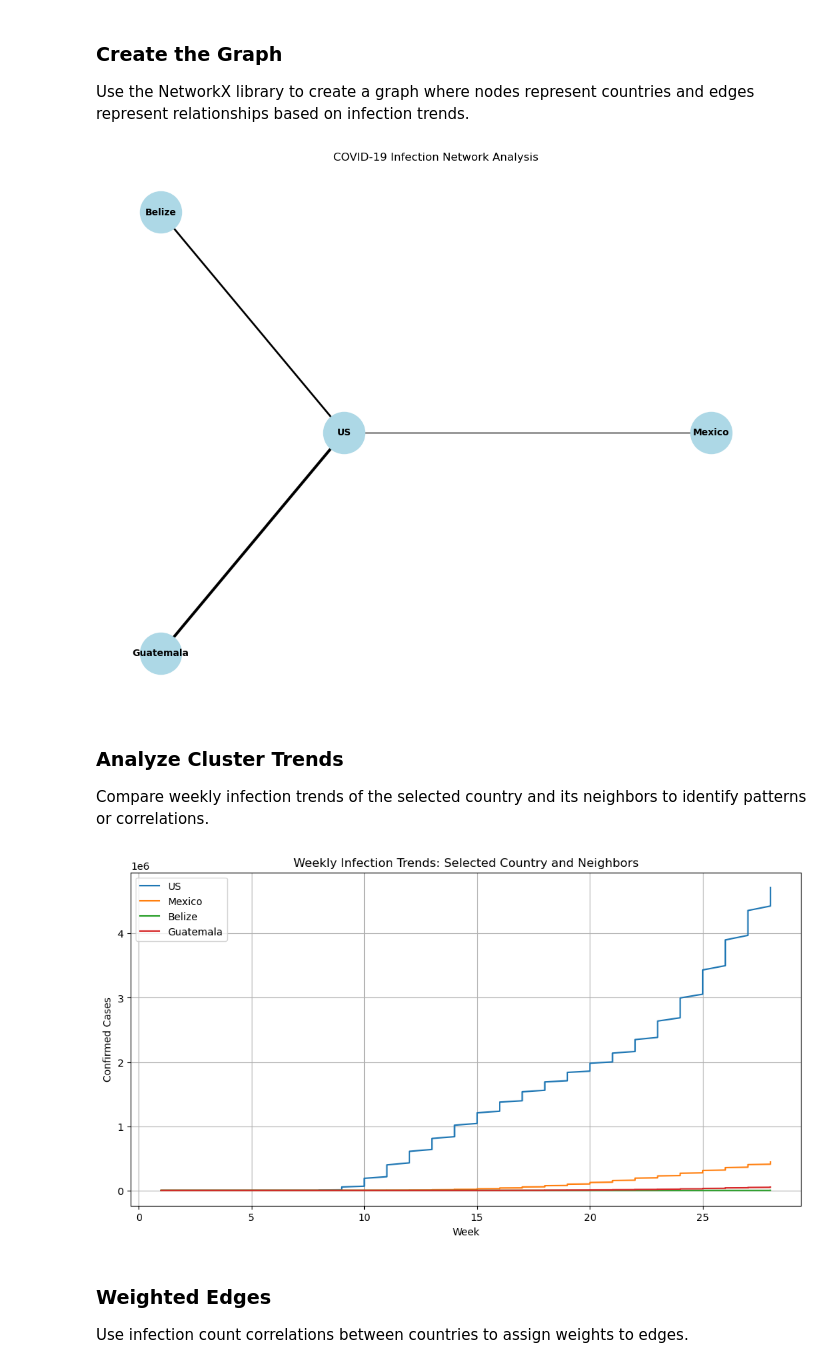
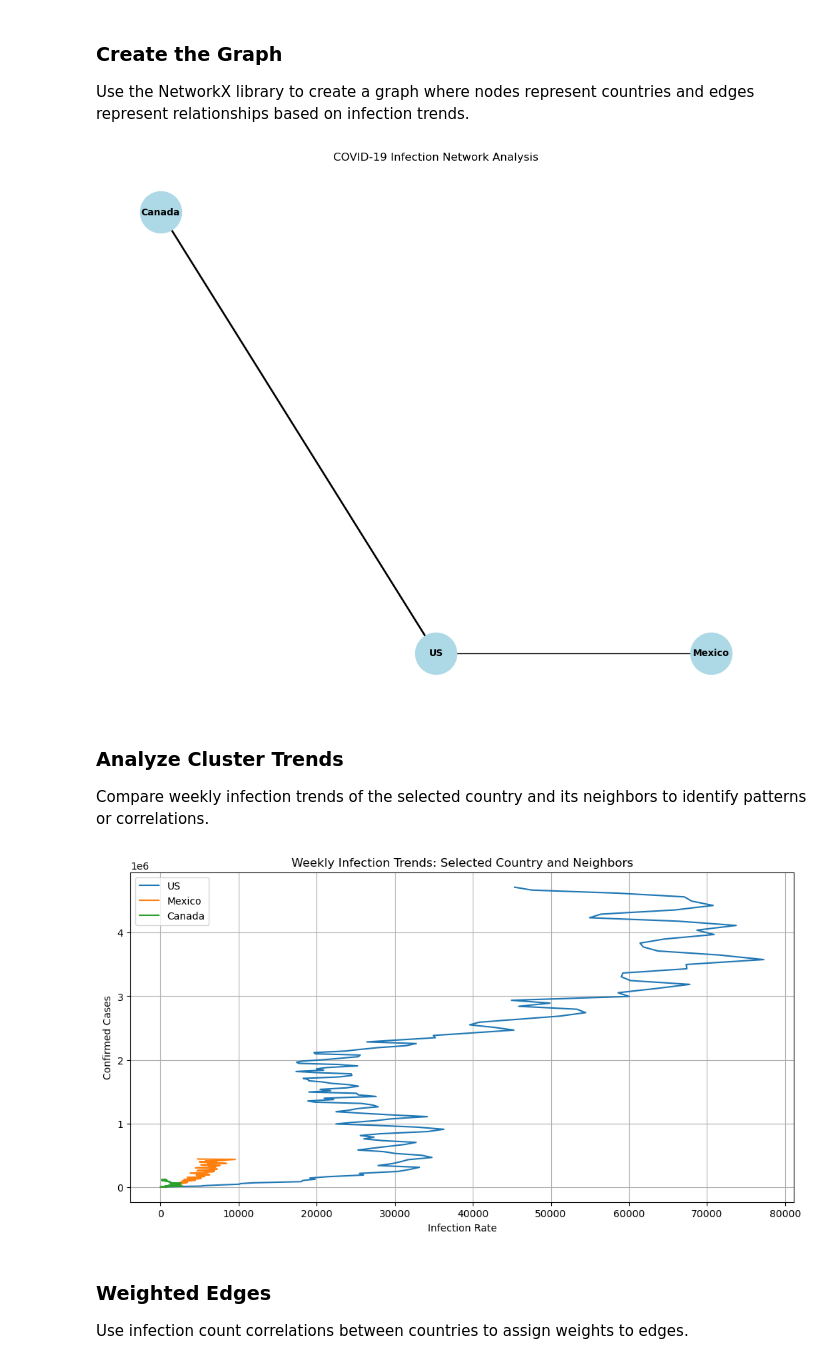
Before and after one commit to CluongUni/torrens-bda601, a Jupyter notebook: Assessment 03/A00117495_BDA601_Assessment3.ipynb, the cells around one changed output. Saved outputs shown, nothing was run; the diff lists cells and outputs as text; code cells hidden in the pictures.

Commit message:
Update with infection rate

```diff
--- a/Assessment 03/A00117495_BDA601_Assessment3.ipynb
+++ b/Assessment 03/A00117495_BDA601_Assessment3.ipynb
@@ -18,16 +18,20 @@ try:
 
     # Melt the dataframe to convert dates from columns to rows
     id_vars = ['Province/State', 'Country/Region', 'Lat', 'Long']
-    df_melted = df.melt(id_vars=id_vars, var_name='Date', value_name='Confirmed')
+    df_melted = df.melt(id_vars=id_vars, var_name='Date', value_name='Confirmed Cases')
     df_melted['Date'] = pd.to_datetime(df_melted['Date'])
 
     # Group by country and date to aggregate counts at the country level
-    df_grouped = df_melted.groupby(['Country/Region', 'Date'])['Confirmed'].sum().reset_index()
+    df_grouped = df_melted.groupby(['Country/Region', 'Date'])['Confirmed Cases'].sum().reset_index()
 
     # Assign week numbers
     start_date = df_grouped['Date'].min()
     df_grouped['Week'] = ((df_grouped['Date'] - start_date).dt.days // 7) + 1
 
+    # Calculate daily infection rate
+    df_grouped['Infection Rate'] = df_grouped.groupby('Country/Region')['Confirmed Cases'].diff().fillna(0)
+
+
 except Exception as e:
     print(f"Error loading data: {str(e)}")
     raise
@@ -40,7 +44,7 @@ Identify the top 3 countries with the highest infection rates based on the lates
 latest_date = df_grouped['Date'].max()
 print(f"Latest Date : {latest_date.strftime('%d-%m-%Y')}")
 # Get top 3 countries with the highest infection counts on the latest date
-top_countries = df_grouped[df_grouped['Date'] == latest_date].nlargest(3, 'Confirmed')['Country/Region'].tolist()
+top_countries = df_grouped[df_grouped['Date'] == latest_date].nlargest(3, 'Confirmed Cases')['Country/Region'].tolist()
 print(f"Top 3 countries: {top_countries}")
 # %% [output]
 Latest Date : 03-08-2020
@@ -62,7 +66,7 @@ def fit_linear_regression(country, data):
 
     # Prepare features (Week) and target (Confirmed Cases)
     X = country_data['Week'].values.reshape(-1, 1)
-    y = country_data['Confirmed'].values
+    y = country_data['Confirmed Cases'].values
 
     # Perform cross-validation
     model = LinearRegression()
@@ -309,5 +314,7 @@ neighboring_countries = (df_melted.groupby('Country/Region')['Distance']
                        .index
                        .tolist())
 neighboring_countries.remove(selected_country)
+
+neighboring_countries=['Mexico', 'Canada']
 print(neighboring_countries)
 # %% [output]
@@ -348,34 +355,34 @@ nx.draw(
 plt.title("COVID-19 Infection Network Analysis")
 plt.show()
 # %% [output]
-[figure, old version]
+[figure, new version]
 # %% [markdown]
 ### Analyze Cluster Trends
 Compare weekly infection trends of the selected country and its neighbors to identify patterns or correlations.
 # %%
 # Extract weekly infection data for the selected country
 selected_country_data = df_grouped[df_grouped['Country/Region'] == selected_country]
 
 # Extract weekly infection data for neighboring countries
 neighbors_weekly_data = df_grouped[df_grouped['Country/Region'].isin(neighboring_countries)]
 
 # Merge weekly infection data for all countries
 merged_data = pd.concat([selected_country_data, neighbors_weekly_data])
 
 # Plot weekly infection trends
 plt.figure(figsize=(12, 6))
 for country in [selected_country] + neighboring_countries:
     country_data = merged_data[merged_data['Country/Region'] == country]
-    plt.plot(country_data['Week'], country_data['Confirmed'], label=country)
+    plt.plot(country_data['Infection Rate'], country_data['Confirmed Cases'], label=country)
 
 plt.title('Weekly Infection Trends: Selected Country and Neighbors')
-plt.xlabel('Week')
+plt.xlabel('Infection Rate')
 plt.ylabel('Confirmed Cases')
 plt.legend()
 plt.grid(True)
 plt.show()
 # %% [output]
-[figure, old version]
+[figure, new version]
 # %% [markdown]
 ### Weighted Edges
 Use infection count correlations between countries to assign weights to edges.
```
Also changed, not shown: parts of 11 cells of this notebook.
